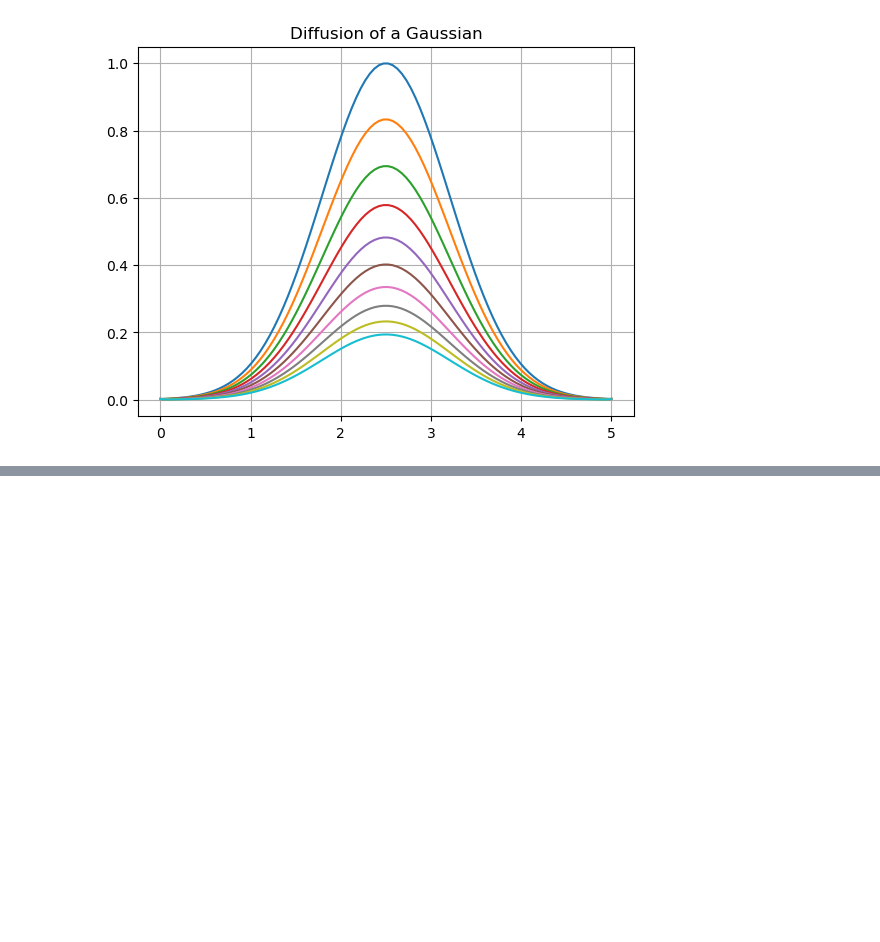
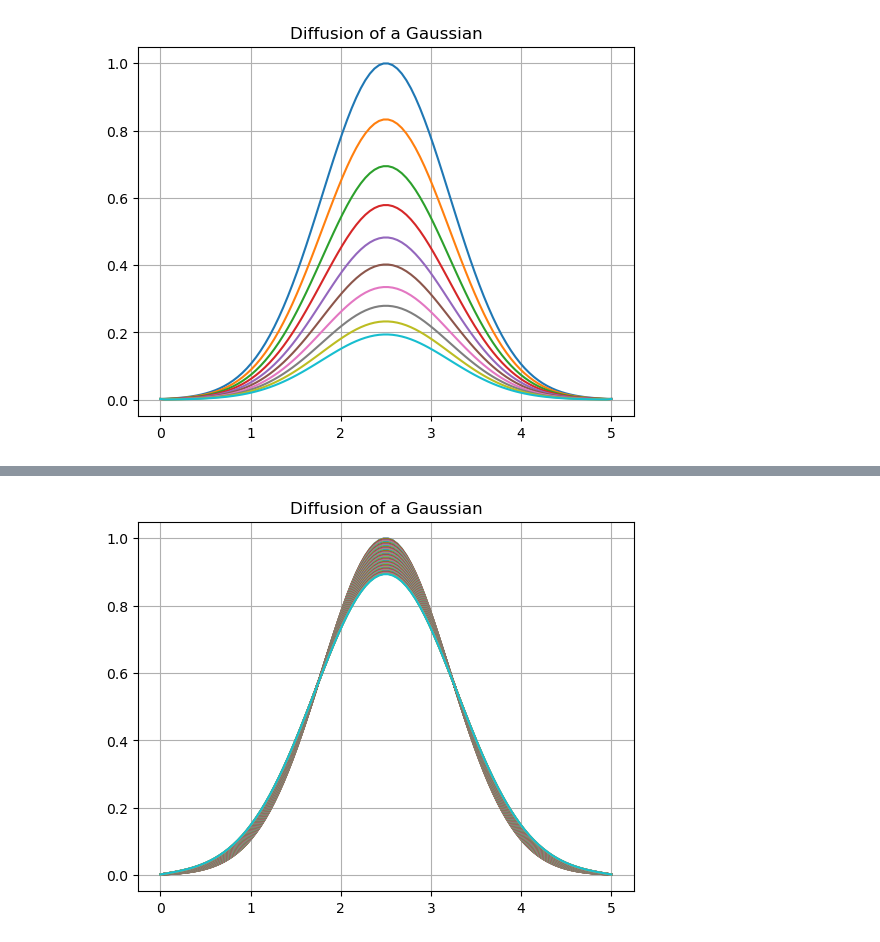
Before and after one commit to emmanuellfc/Tufts, a Jupyter notebook: Spring_2025/Computational_Physics/Quantum/quantumSolver.ipynb, the cells around one changed output, grey strips where cells are left out. Cells and saved outputs as stored; diff of their text form; code cells hidden in the pictures; blank space fills up the shorter version.

```diff
--- a/Spring_2025/Computational_Physics/Quantum/quantumSolver.ipynb
+++ b/Spring_2025/Computational_Physics/Quantum/quantumSolver.ipynb
@@ -48,0 +161,30 @@ plt.show()
+# %%
+#define spacing and x,t arrays
+dx=1
+dt=1
+xi=0
+xF=10
+t0=0
+tF=10
+x0 = np.linspace(0,5,100)
+t = np.linspace(t0,tF,11)
+#define initial phi
+phi = np.exp(-2*(x0-2.5)**2)
+#define empty matrix where we hold x
+x_mat=[]
+
+gamma   = -0.5*(dt/dx**2)
+B       = np.zeros(len(x0))
+B[0]    = 1
+B[-1]   = 1
+B[1:-1] = (1-gamma)
+u = np.zeros(len(x0)-1)
+u[0] = 0
+u[-1] = .5*gamma
+u[1:-1] = (.5*gamma)
+L       = np.zeros(len(x0)-1)
+L[0]    = .5*gamma
+L[-1]   = 0
+L[1:-1] = (.5*gamma)
+# Create the tridiagonal matrix
+A = np.diag(B, 0) + np.diag(u, 1) + np.diag(L, -1)
@@ -48,0 +201,17 @@ plt.show()
+# %%
+psi = []
+psi0 = initial_condition(x, 2.5)
+psi.append(psi0)
+
+for i in range(100):
+    psiN = np.linalg.solve(A, psi[i])
+    psi.append(psiN)
+# %%
+plt.figure()
+for i in range(100):
+    plt.plot(x, psi[i], label="Time {}".format(i))
+plt.title("Diffusion of a Gaussian")
+plt.grid()
+plt.show()
+# %% [output]
+[figure, added]
```
Also changed, not shown: parts of 17 cells of this notebook, 4 other files.
